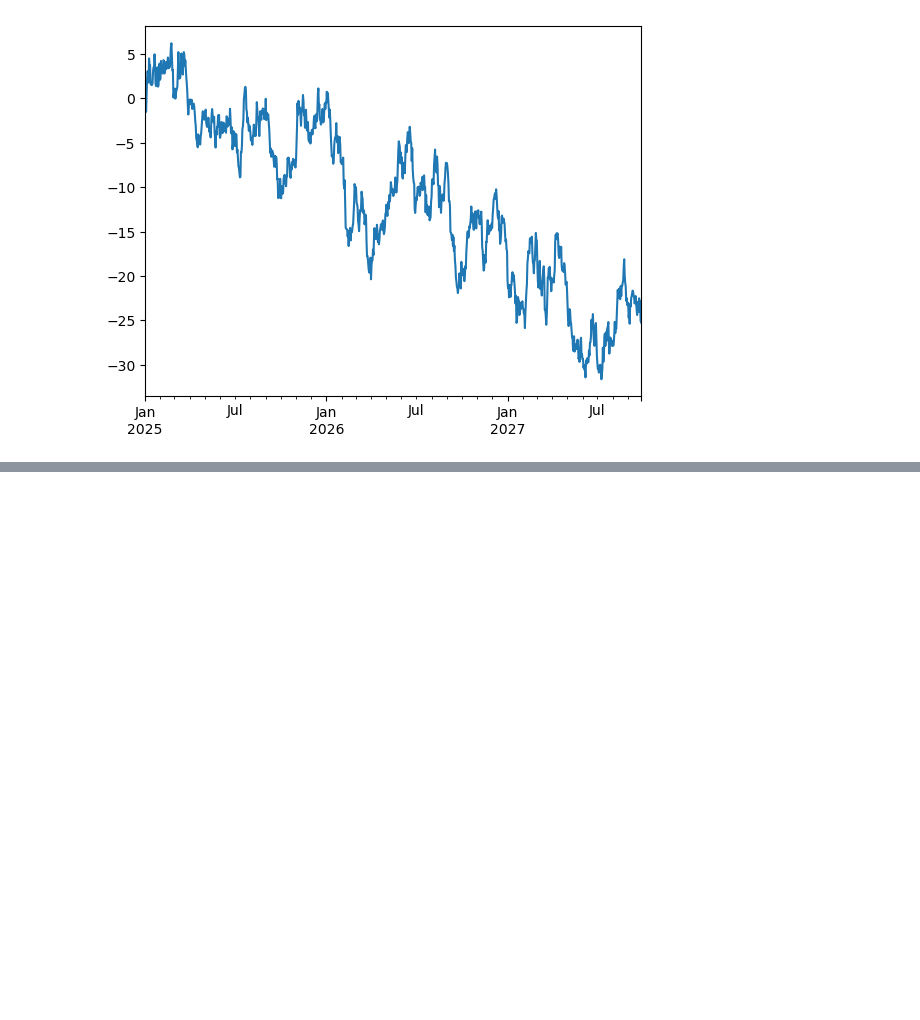
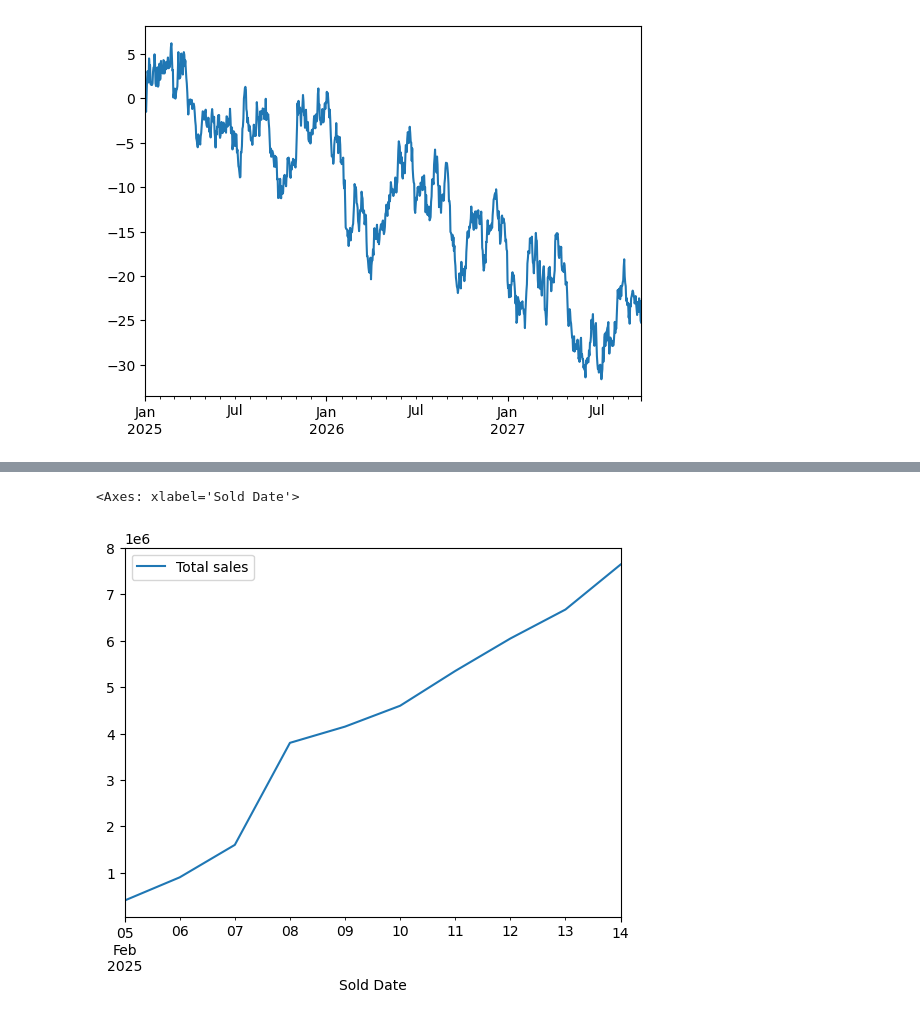
Before and after one commit to Hai567/ztm-ml, a Jupyter notebook: matplotlib/intro-to-matplotlib.ipynb, the cells around one changed output, grey strips where cells are left out. Drawn from its saved outputs; the diff is of its cells as text; code cells hidden in the pictures; blank space fills up the shorter version.

Commit message:
plotting with DataFrame1

```diff
--- a/matplotlib/intro-to-matplotlib.ipynb
+++ b/matplotlib/intro-to-matplotlib.ipynb
@@ -220,3 +220,10 @@ ts_cs.plot()
 # %% [output]
 <Axes: >
 [figure]
+# %%
+import pandas as pd
+import matplotlib.pyplot as plt
+import numpy as np
+
+car_sales = pd.read_csv("../pandas/49 - car-sales.csv")
+car_sales
@@ -222,0 +242,5 @@ ts_cs.plot()
+# %%
+car_sales["Price"] = car_sales["Price"].str.replace("[$,.]", "", regex=True).astype(int)
+car_sales["Sold Date"] = pd.date_range("2/5/2025", periods=10)
+
+car_sales
@@ -222,0 +259,3 @@ ts_cs.plot()
+# %%
+car_sales["Total sales"]=car_sales["Price"].cumsum()
+car_sales
@@ -222,0 +274,5 @@ ts_cs.plot()
+# %%
+car_sales.plot(x="Sold Date", y="Total sales")
+# %% [output]
+<Axes: xlabel='Sold Date'>
+[figure, added]
```
Also changed, not shown: parts of 16 cells of this notebook.
